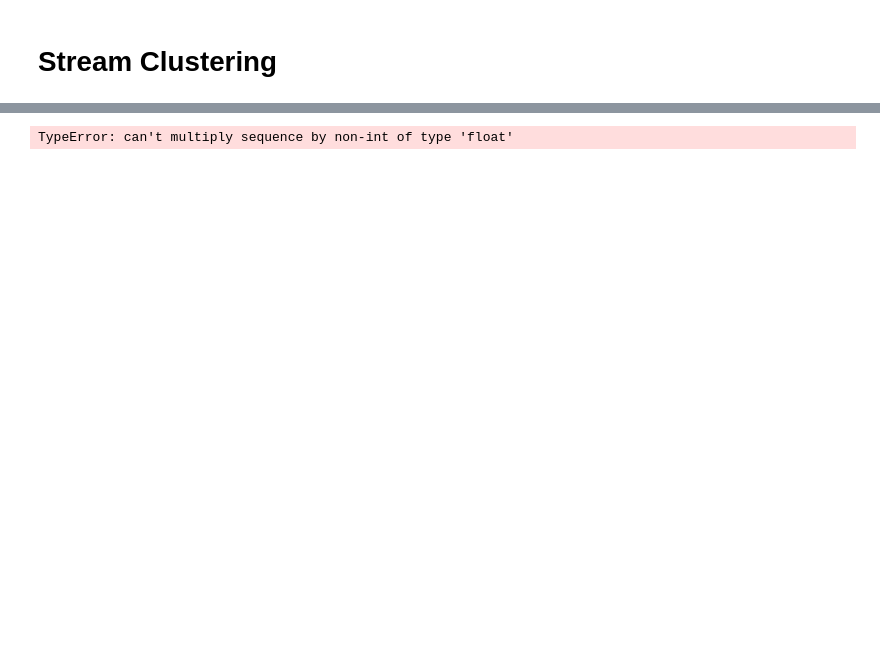
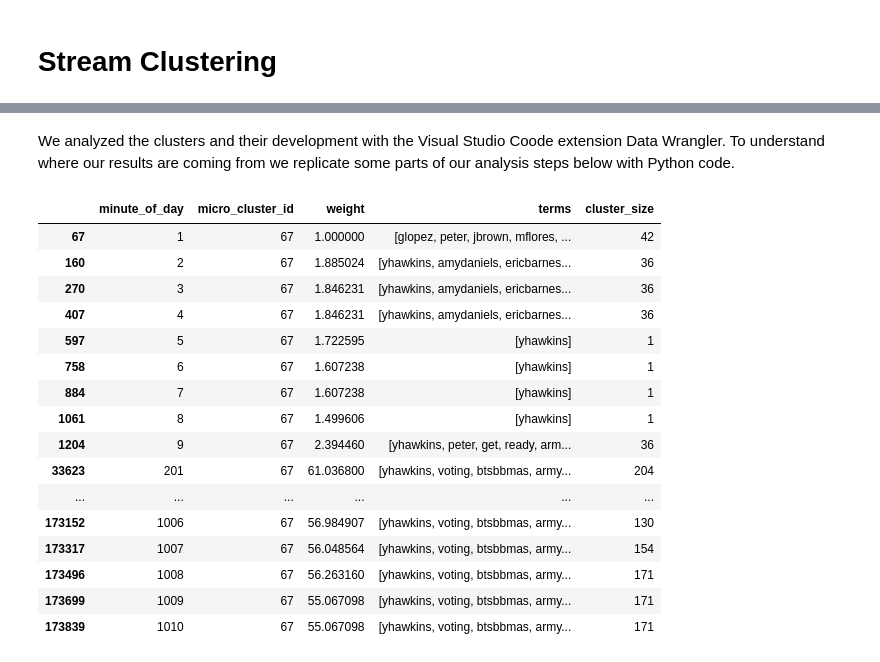
Before and after one commit to lgiesen/social-media-analysis, a Jupyter notebook: arne_stream_clustering.ipynb, the cells around one changed output, grey strips where cells are left out. Saved outputs shown, nothing was run; the diff lists cells and outputs as text; code cells hidden in the pictures; blank space fills up the shorter version.

```diff
--- a/arne_stream_clustering.ipynb
+++ b/arne_stream_clustering.ipynb
@@ -199,5 +141,22 @@ weight: 68.8     token: business
-# %%
-text_clust_algo.learn_one(preprocessed_text_list_of_dicts[0])
-text_clust_algo.micro_clusters
-# %% [output]
-TypeError: can't multiply sequence by non-int of type 'float'
+# %% [markdown]
+We analyzed the clusters and their development with the Visual Studio Coode extension Data Wrangler. To understand where our results are coming from we replicate some parts of our analysis steps below with Python code.
+# %%
+log_df[log_df["micro_cluster_id"] == 67].iloc[list(range(0,9)) + list(range(200, 220)) + list(range(400, 420)) + list(range(1000, 1010))]
+# %% [output]
+|  | minute_of_day | micro_cluster_id | weight | terms | cluster_size |
+| 67 | 1 | 67 | 1.000000 | [glopez, peter, jbrown, mflores, ... | 42 |
+| 160 | 2 | 67 | 1.885024 | [yhawkins, amydaniels, ericbarnes... | 36 |
+| 270 | 3 | 67 | 1.846231 | [yhawkins, amydaniels, ericbarnes... | 36 |
+| 407 | 4 | 67 | 1.846231 | [yhawkins, amydaniels, ericbarnes... | 36 |
+| 597 | 5 | 67 | 1.722595 | [yhawkins] | 1 |
+| 758 | 6 | 67 | 1.607238 | [yhawkins] | 1 |
+| 884 | 7 | 67 | 1.607238 | [yhawkins] | 1 |
+| 1061 | 8 | 67 | 1.499606 | [yhawkins] | 1 |
+| 1204 | 9 | 67 | 2.394460 | [yhawkins, peter, get, ready, arm... | 36 |
+| 33623 | 201 | 67 | 61.036800 | [yhawkins, voting, btsbbmas, army... | 204 |
+| ... | ... | ... | ... | ... | ... |
+| 173152 | 1006 | 67 | 56.984907 | [yhawkins, voting, btsbbmas, army... | 130 |
+| 173317 | 1007 | 67 | 56.048564 | [yhawkins, voting, btsbbmas, army... | 154 |
+| 173496 | 1008 | 67 | 56.263160 | [yhawkins, voting, btsbbmas, army... | 171 |
+| 173699 | 1009 | 67 | 55.067098 | [yhawkins, voting, btsbbmas, army... | 171 |
+| 173839 | 1010 | 67 | 55.067098 | [yhawkins, voting, btsbbmas, army... | 171 |
```
Also changed, not shown: parts of 15 cells of this notebook.
